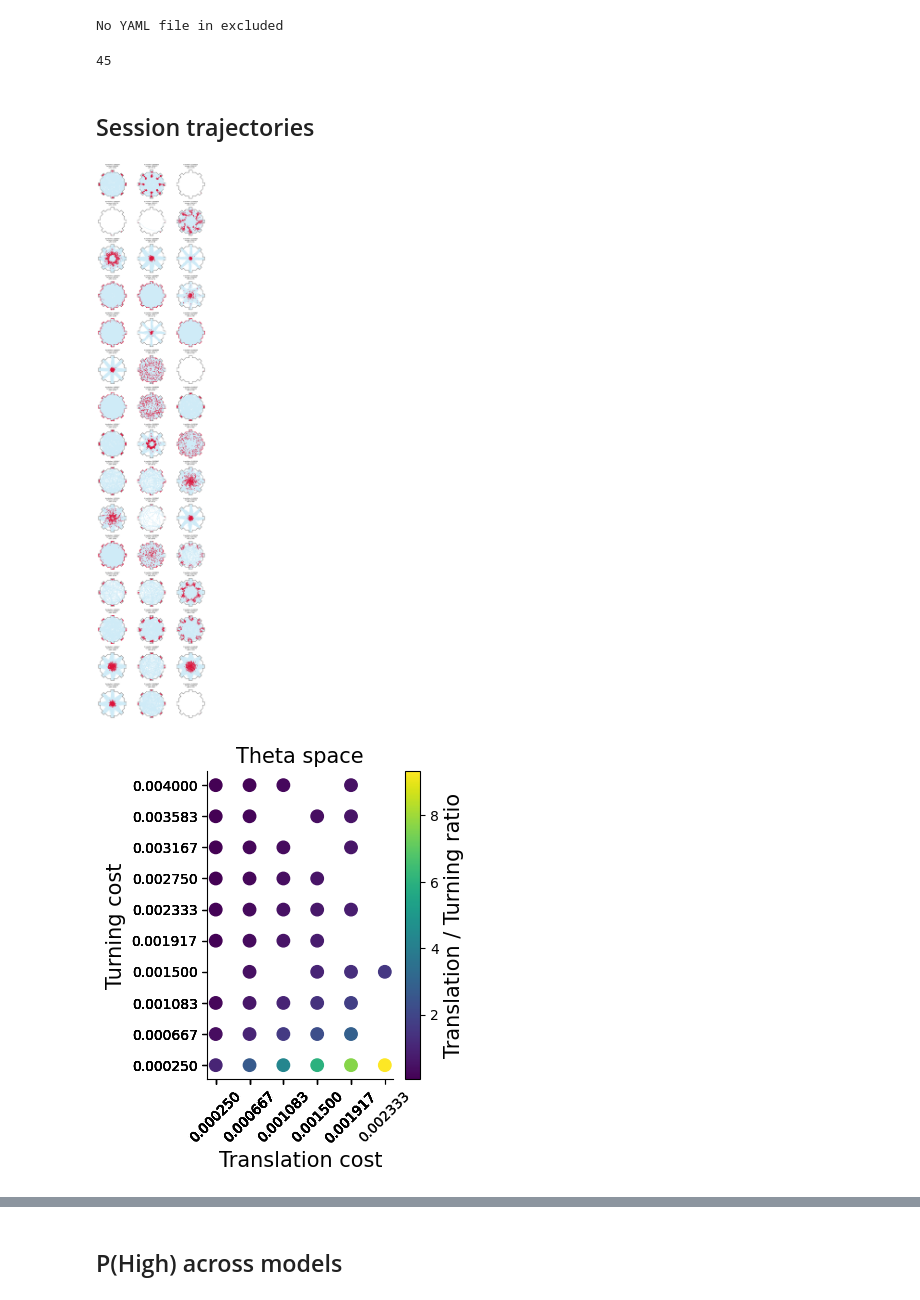
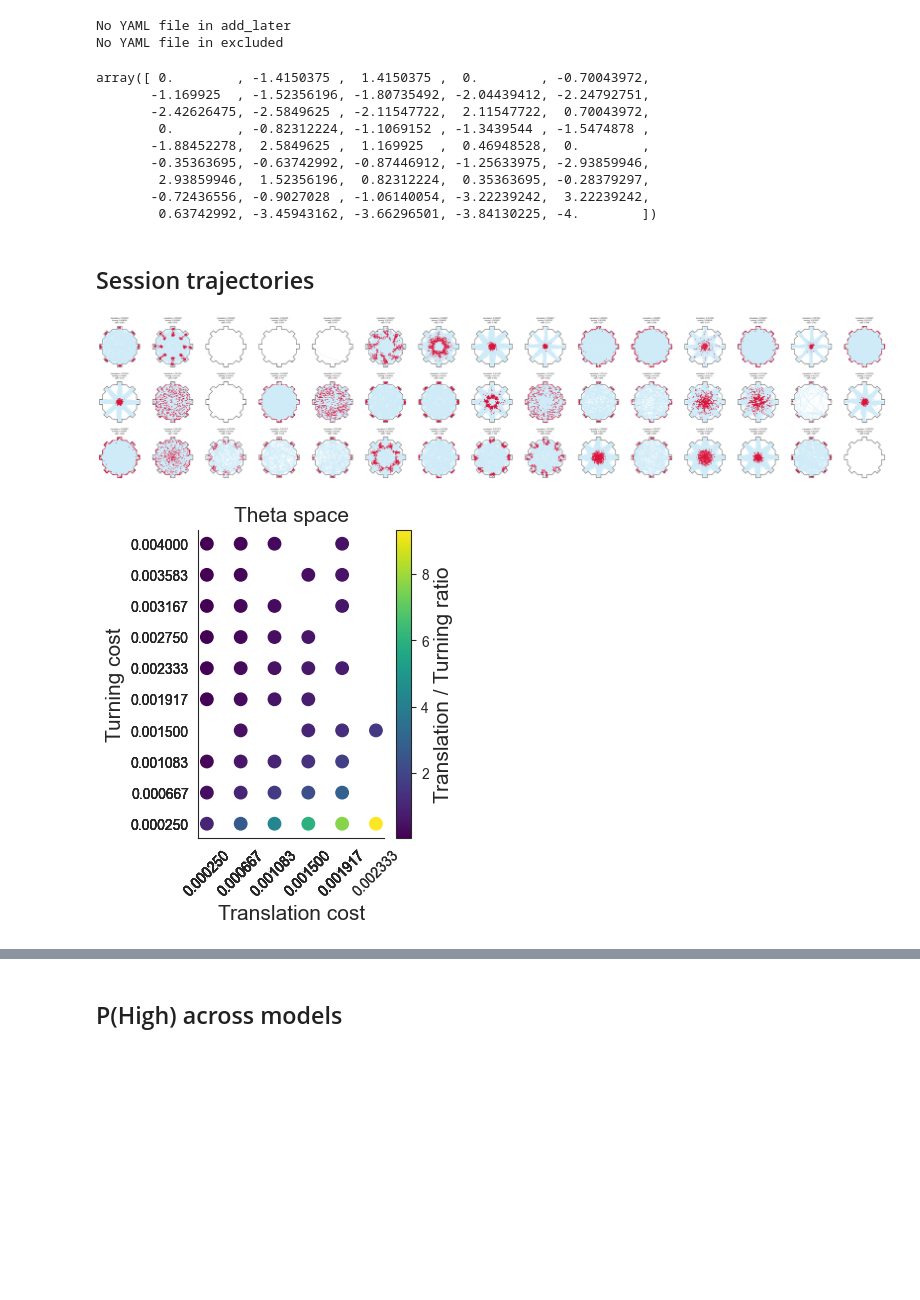
Before and after one commit to tomhagley6/octagon_analysis, a Jupyter notebook: agent_analysis/notebooks/split_cost_agents_high_choices_and_trajectories.ipynb, the cells around one changed output, grey strips where cells are left out. Cells and saved outputs as stored; diff of their text form; code cells hidden in the pictures; blank space fills up the shorter version.

Commit message:
reworking split-cost agents plots in the 'agent_analysis' notebooks.

```diff
--- a/agent_analysis/notebooks/split_cost_agents_high_choices_and_trajectories.ipynb
+++ b/agent_analysis/notebooks/split_cost_agents_high_choices_and_trajectories.ipynb
@@ -88,10 +87,29 @@ trial_lists = [trial_list[dropped_trials:] for trial_list in trial_lists]
 import agent_analysis.functions.preprocessing as prep
 
 _, step_penalties, thetas = prep.extract_step_penalties(data_folder, yaml_filename=None)
-len(thetas)
 # %% [output]
+No YAML file in add_later
 No YAML file in excluded
-45
+# %%
+thetas = np.asarray(thetas)
+
+translation_costs = thetas[:, 0]
+turning_costs = thetas[:, 1]
+
+ratios = translation_costs / turning_costs
+log_ratios = np.log2(ratios)
+# %%
+log_ratios
+# %% [output]
+array([ 0.        , -1.4150375 ,  1.4150375 ,  0.        , -0.70043972,
+       -1.169925  , -1.52356196, -1.80735492, -2.04439412, -2.24792751,
+       -2.42626475, -2.5849625 , -2.11547722,  2.11547722,  0.70043972,
+        0.        , -0.82312224, -1.1069152 , -1.3439544 , -1.5474878 ,
+       -1.88452278,  2.5849625 ,  1.169925  ,  0.46948528,  0.        ,
+       -0.35363695, -0.63742992, -0.87446912, -1.25633975, -2.93859946,
+        2.93859946,  1.52356196,  0.82312224,  0.35363695, -0.28379297,
+       -0.72436556, -0.9027028 , -1.06140054, -3.22239242,  3.22239242,
+        0.63742992, -3.45943162, -3.66296501, -3.84130225, -4.        ])
 # %% [markdown]
 ## Session trajectories
 # %%
@@ -105,7 +123,7 @@ sorted_trials = sorted(
 import matplotlib.pyplot as plt
 
 num_lists = len(dfs_cropped)
-num_cols = 3
+num_cols = 15
 num_rows = (num_lists + num_cols - 1) // num_cols
 fig, axes = plt.subplots(num_rows, num_cols, figsize=(5*num_cols, 5*num_rows))
 
@@ -115,34 +133,34 @@ for i, (penalty, trial_list) in enumerate(sorted_trials):
     translation_cost, turning_cost = penalty
     ratio = translation_cost / turning_cost if turning_cost != 0 else float("inf")
 
     ax = plot_octagon.plot_octagon(ax=axes[i])
     plot_trajectory.plot_session_trajectory(
         ax,
         trial_list,
         colour_player_1='skyblue',
         alpha=0.4,
         slice_onset_markers=True
     )
     plot_trajectory.mark_session_slice_onsets(
         ax,
         trial_list,
         chosen_player=0,
         color='crimson'
     )
 
     ax.set_xticks([])
     ax.set_yticks([])
     for spine in ax.spines.values():
         spine.set_visible(False)
 
     ax.set_title(
         f'translation: {translation_cost:.6f}\n'
         f'turning: {turning_cost:.6f}\n'
         f'ratio: {ratio:.3f}',
         fontsize=10
     )
 # %% [output]
-[figure, old version]
+[figure, new version]
 # %%
 translation_costs = np.array([t[0] for t in thetas])
 turning_costs = np.array([t[1] for t in thetas])
@@ -185,7 +203,7 @@ ax.spines["right"].set_visible(False)
 
 plt.show()
 # %% [output]
-[figure, old version]
+[figure, new version]
 # %%
 theta_df = pd.DataFrame({
     "translation": [t[0] for t in thetas],
```
Also changed, not shown: parts of 8 cells of this notebook, 6 other files.
